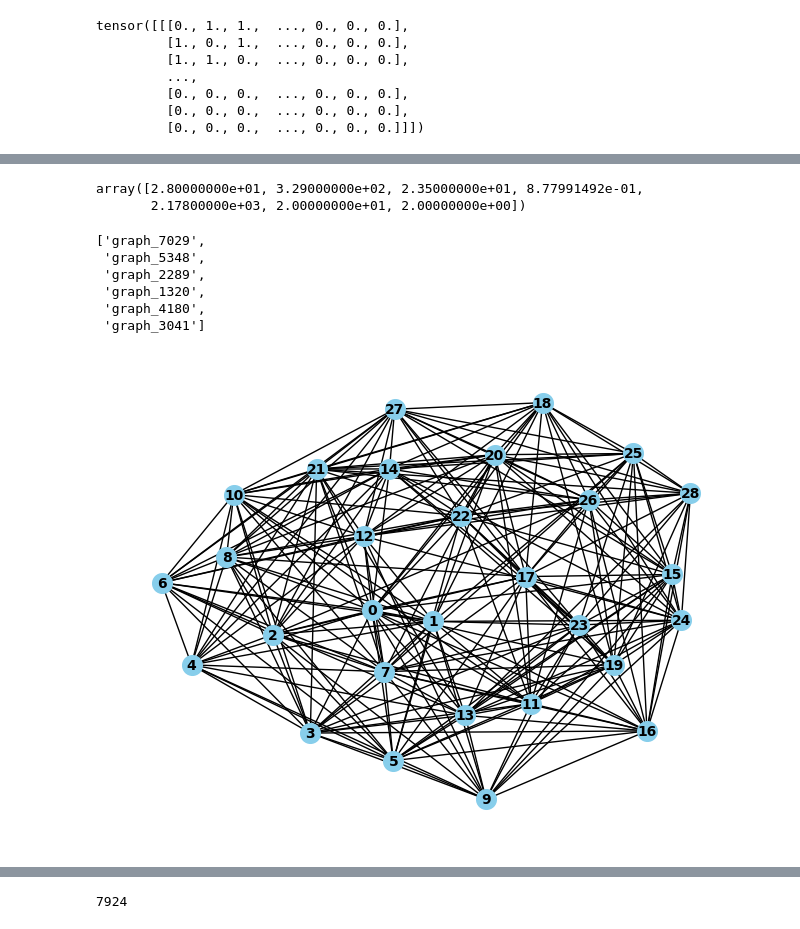
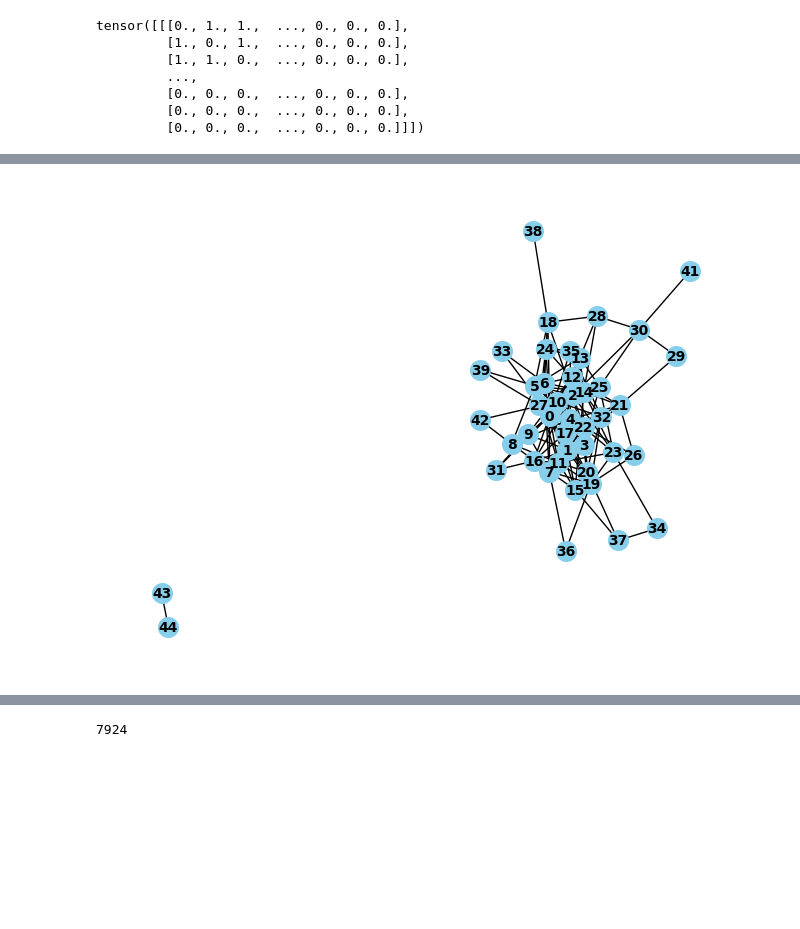
Before and after one commit to matthieuml/GGSP, a Jupyter notebook: src/ggsp/metrics/utils.ipynb, the cells around one changed output, grey strips where cells are left out. Saved outputs shown, nothing was run; the diff lists cells and outputs as text; code cells hidden in the pictures; blank space fills up the shorter version.

Commit message:
debug autoencoder

```diff
--- a/src/ggsp/metrics/utils.ipynb
+++ b/src/ggsp/metrics/utils.ipynb
@@ -38,7 +55,7 @@ autoencoder = VariationalAutoEncoder(
     yaml_data["decoder_classname"],
     )
 # Load the weights from /Users/sullivancastro/Desktop/MVA/ALTEGRAD/GGSP/run/experiment_1/checkpoints/best_autoencoder_checkpoint.pth.tar
-autoencoder.load_state_dict(torch.load("/Users/sullivancastro/Desktop/MVA/ALTEGRAD/GGSP/run/experiment_1/checkpoints/best_autoencoder_checkpoint.pth.tar")["state_dict"])
+autoencoder.load_state_dict(torch.load("/Users/sullivancastro/Desktop/MVA/ALTEGRAD/GGSP/run/experiment_13/checkpoints/best_autoencoder_checkpoint.pth.tar")["state_dict"])
 
 autoencoder.encoder.eval()
 autoencoder.decoder.eval()
@@ -61,7 +78,7 @@ denoise_model = DenoiseNN(
         d_cond=yaml_data["dim_condition"],
     )
 # Load the weights from /Users/sullivancastro/Desktop/MVA/ALTEGRAD/GGSP/run/experiment_1/checkpoints/best_denoiser_checkpoint.pth.tar
-denoise_model.load_state_dict(torch.load("/Users/sullivancastro/Desktop/MVA/ALTEGRAD/GGSP/run/experiment_1/checkpoints/best_denoiser_checkpoint.pth.tar")["state_dict"])
+denoise_model.load_state_dict(torch.load("/Users/sullivancastro/Desktop/MVA/ALTEGRAD/GGSP/run/experiment_13/checkpoints/best_denoiser_checkpoint.pth.tar")["state_dict"])
 
 denoise_model.eval()
 # %% [output]
@@ -125 +151,15 @@ Reconstructed graph: tensor([[[0., 1., 1.,  ..., 0., 0., 0.],
          [0., 0., 0.,  ..., 0., 0., 0.]]], grad_fn=<AddBackward0>)
+# %%
+data = trainset[0]
+
+samples = sample(
+    denoise_model,
+    cond=data.stats,
+    latent_dim=yaml_data["latent_dim"],
+    timesteps=yaml_data["timesteps"],
+    betas= globals()["linear_beta_schedule"](timesteps=yaml_data["timesteps"]),
+    batch_size=1,
+)
+x_sample = samples[-1]
+adj = autoencoder.decode_mu(x_sample)
+adj
@@ -158,23 +202,10 @@ tensor([2.8000e+01, 3.2900e+02, 2.3500e+01, 2.1780e+03, 8.7634e-01, 2.0000e+01,
-# %%
-compute_features(data.A[0])
-# %% [output]
-array([2.80000000e+01, 3.29000000e+02, 2.35000000e+01, 8.77991492e-01,
-       2.17800000e+03, 2.00000000e+01, 2.00000000e+00])
-# %%
-data.__dict__['_store']['filename']
-# %% [output]
-['graph_7029',
- 'graph_5348',
- 'graph_2289',
- 'graph_1320',
- 'graph_4180',
- 'graph_3041']
-# %%
-adj = data[0].A.squeeze()
-
-active_nodes = (adj != 0).any(axis=1)
-reduced_adj = adj[active_nodes][:, active_nodes]
-G = nx.from_numpy_array(reduced_adj.numpy())
-nx.draw(G, with_labels=True, font_weight='bold', node_color='skyblue', node_size=200, font_size=10)
-# %% [output]
-[figure, removed]
+# %%
+G = nx.from_numpy_array(adj.squeeze().detach().numpy(), create_using=nx.Graph)
+to_remove = []
+for node in G.nodes():
+    if G.degree(node) == 0:
+        to_remove.append(node)
+G.remove_nodes_from(to_remove)
+nx.draw(G, with_labels=True, font_weight='bold', node_color='skyblue', node_size=200, font_size=10)
+# %% [output]
+[figure, added]
```
Also changed, not shown: parts of 23 cells of this notebook.
